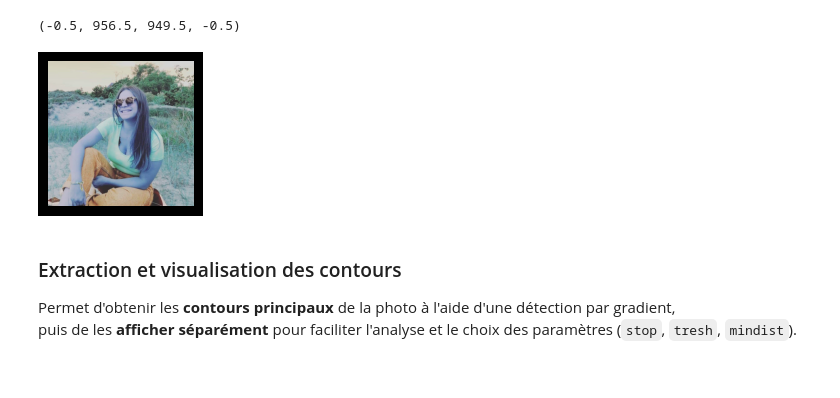
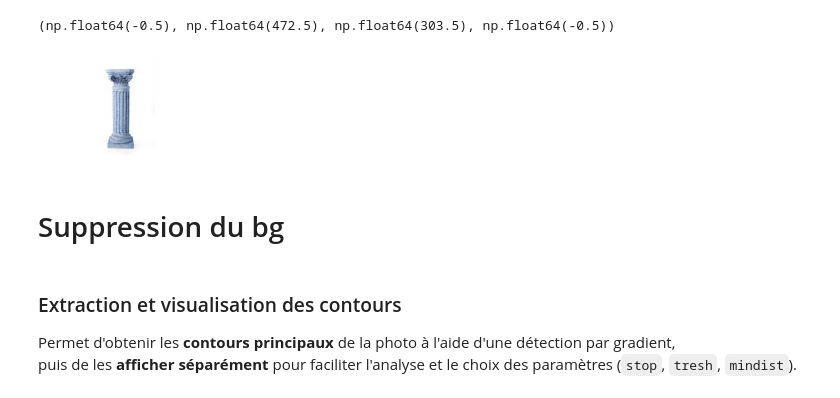
Before and after one commit to rmcvid/rmvi, a Jupyter notebook: python/picture2svg.ipynb, the cells around one changed output. Saved outputs shown, nothing was run; the diff lists cells and outputs as text; code cells hidden in the pictures.

```diff
--- a/python/picture2svg.ipynb
+++ b/python/picture2svg.ipynb
@@ -1,19 +1,21 @@
 # %%
 import cv2
 import numpy as np
 import matplotlib.pyplot as plt
 import os
 import csv
 from scipy.spatial.distance import cdist
 from scipy import interpolate
 
 root = os.getcwd()
-image_path = os.path.join("C:\\Users\\ryanm\\Documents\\Rmvi\\animation\\video\\fourier\\Image\\helene.jpg")
+image_path = os.path.join("C:\\Users\\ryanm\\Documents\\Rmvi\\animation\\video\\fourier\\Image\\pilone_grec.jpg")
 image = cv2.imread(image_path)
 plt.figure()
 plt.subplot(231)
 plt.imshow(image)
 plt.axis('off')
 # %% [output]
-(-0.5, 956.5, 949.5, -0.5)
+(np.float64(-0.5), np.float64(472.5), np.float64(303.5), np.float64(-0.5))
-[figure, old version]
+[figure, new version]
+# %% [markdown]
+# Suppression du bg
```
Also changed, not shown: parts of 10 cells of this notebook, 15 other files.
